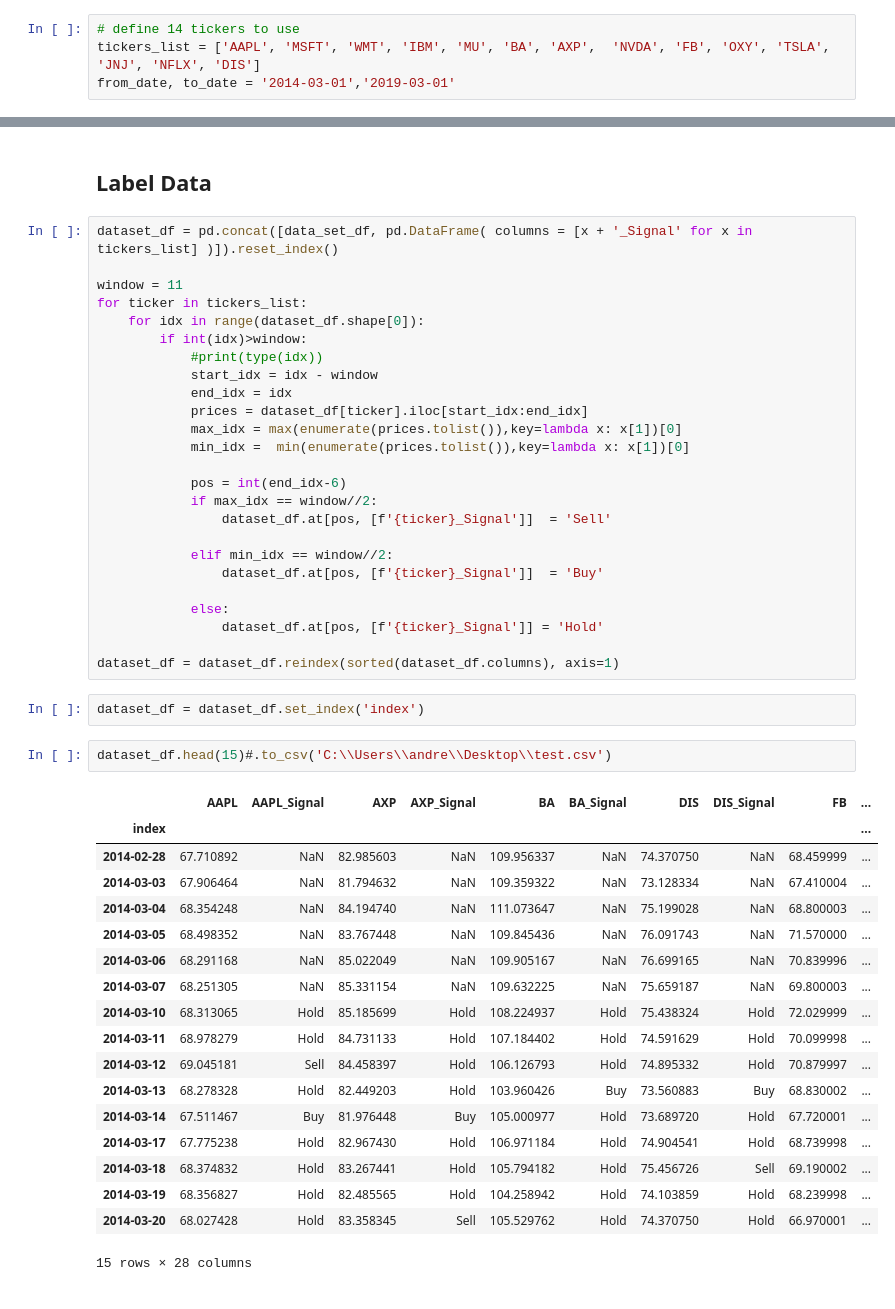
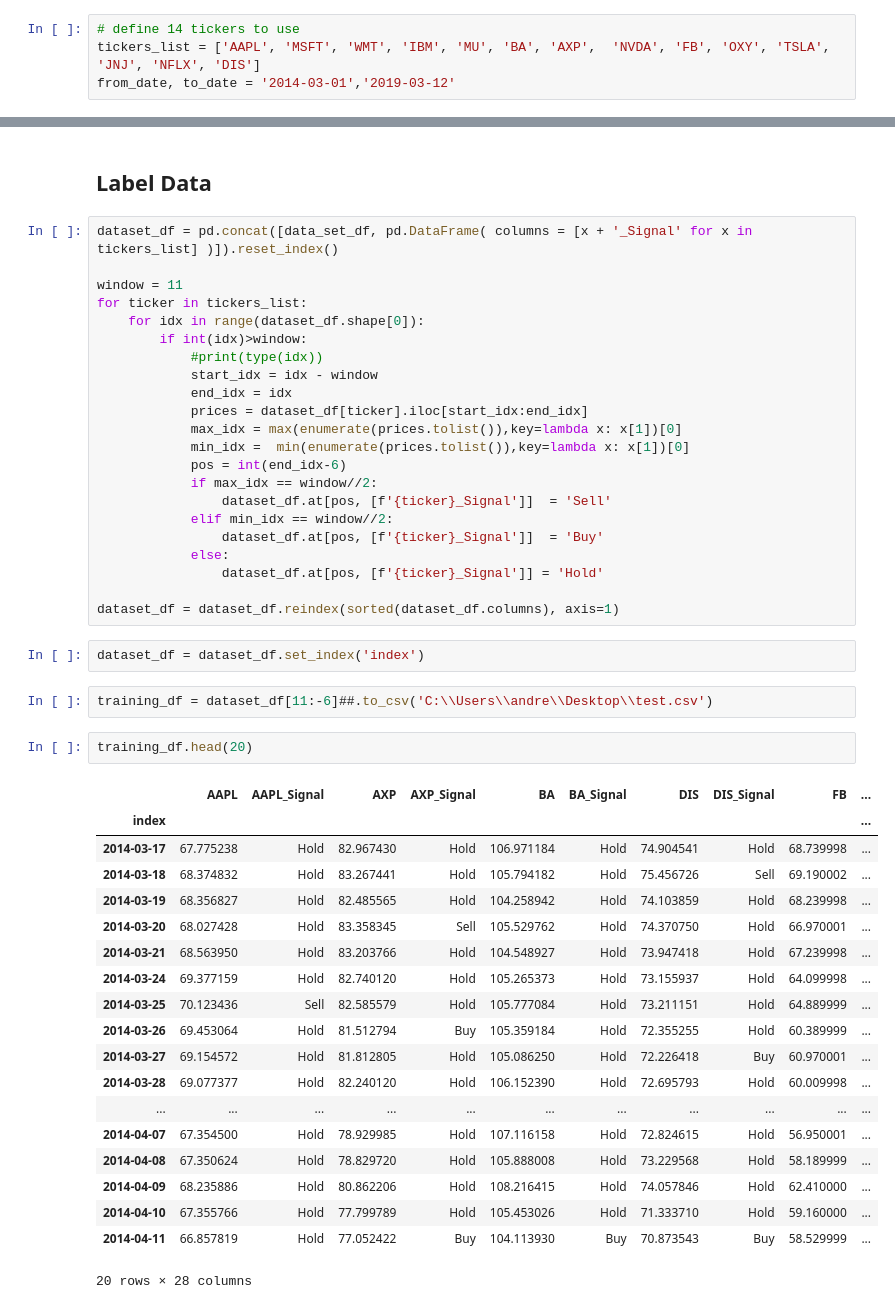
Before and after one commit to AndreasAlam/Trading, a Jupyter notebook: B' - Assignment/ML_trading.ipynb, the cells around one changed output, grey strips where cells are left out. Cells and saved outputs as stored; diff of their text form.

```diff
--- a/B' - Assignment/ML_trading.ipynb
+++ b/B' - Assignment/ML_trading.ipynb
@@ -7,7 +17,7 @@ import numpy as np
 # %%
 # define 14 tickers to use
 tickers_list = ['AAPL', 'MSFT', 'WMT', 'IBM', 'MU', 'BA', 'AXP',  'NVDA', 'FB', 'OXY', 'TSLA', 'JNJ', 'NFLX', 'DIS']
-from_date, to_date = '2014-03-01','2019-03-01'
+from_date, to_date = '2014-03-01','2019-03-12'
 # %%
 def get_close_prices(tick_list, from_date, to_date):
     return yf.download(tickers_list, from_date, to_date )['Adj Close']
@@ -38,14 +48,11 @@ for ticker in tickers_list:
             prices = dataset_df[ticker].iloc[start_idx:end_idx]
             max_idx = max(enumerate(prices.tolist()),key=lambda x: x[1])[0]
             min_idx =  min(enumerate(prices.tolist()),key=lambda x: x[1])[0]
-
             pos = int(end_idx-6)
             if max_idx == window//2:
                 dataset_df.at[pos, [f'{ticker}_Signal']]  = 'Sell'
-
             elif min_idx == window//2:
                 dataset_df.at[pos, [f'{ticker}_Signal']]  = 'Buy'
-
             else:
                 dataset_df.at[pos, [f'{ticker}_Signal']] = 'Hold'
 
@@ -53,23 +60,26 @@ dataset_df = dataset_df.reindex(sorted(dataset_df.columns), axis=1)
 # %%
 dataset_df = dataset_df.set_index('index')
 # %%
-dataset_df.head(15)#.to_csv('C:\\Users\\andre\\Desktop\\test.csv')
+training_df = dataset_df[11:-6]##.to_csv('C:\\Users\\andre\\Desktop\\test.csv')
-# %% [output]
-|  | AAPL | AAPL_Signal | AXP | AXP_Signal | BA | BA_Signal | DIS | DIS_Signal | FB | ... |
-| index |  |  |  |  |  |  |  |  |  | ... |
-| 2014-02-28 | 67.710892 | NaN | 82.985603 | NaN | 109.956337 | NaN | 74.370750 | NaN | 68.459999 | ... |
-| 2014-03-03 | 67.906464 | NaN | 81.794632 | NaN | 109.359322 | NaN | 73.128334 | NaN | 67.410004 | ... |
-| 2014-03-04 | 68.354248 | NaN | 84.194740 | NaN | 111.073647 | NaN | 75.199028 | NaN | 68.800003 | ... |
-| 2014-03-05 | 68.498352 | NaN | 83.767448 | NaN | 109.845436 | NaN | 76.091743 | NaN | 71.570000 | ... |
-| 2014-03-06 | 68.291168 | NaN | 85.022049 | NaN | 109.905167 | NaN | 76.699165 | NaN | 70.839996 | ... |
-| 2014-03-07 | 68.251305 | NaN | 85.331154 | NaN | 109.632225 | NaN | 75.659187 | NaN | 69.800003 | ... |
-| 2014-03-10 | 68.313065 | Hold | 85.185699 | Hold | 108.224937 | Hold | 75.438324 | Hold | 72.029999 | ... |
-| 2014-03-11 | 68.978279 | Hold | 84.731133 | Hold | 107.184402 | Hold | 74.591629 | Hold | 70.099998 | ... |
-| 2014-03-12 | 69.045181 | Sell | 84.458397 | Hold | 106.126793 | Hold | 74.895332 | Hold | 70.879997 | ... |
-| 2014-03-13 | 68.278328 | Hold | 82.449203 | Hold | 103.960426 | Buy | 73.560883 | Buy | 68.830002 | ... |
-| 2014-03-14 | 67.511467 | Buy | 81.976448 | Buy | 105.000977 | Hold | 73.689720 | Hold | 67.720001 | ... |
-| 2014-03-17 | 67.775238 | Hold | 82.967430 | Hold | 106.971184 | Hold | 74.904541 | Hold | 68.739998 | ... |
-| 2014-03-18 | 68.374832 | Hold | 83.267441 | Hold | 105.794182 | Hold | 75.456726 | Sell | 69.190002 | ... |
-| 2014-03-19 | 68.356827 | Hold | 82.485565 | Hold | 104.258942 | Hold | 74.103859 | Hold | 68.239998 | ... |
-| 2014-03-20 | 68.027428 | Hold | 83.358345 | Sell | 105.529762 | Hold | 74.370750 | Hold | 66.970001 | ... |
-15 rows × 28 columns
+# %%
+training_df.head(20)
+# %% [output]
+|  | AAPL | AAPL_Signal | AXP | AXP_Signal | BA | BA_Signal | DIS | DIS_Signal | FB | ... |
+| index |  |  |  |  |  |  |  |  |  | ... |
+| 2014-03-17 | 67.775238 | Hold | 82.967430 | Hold | 106.971184 | Hold | 74.904541 | Hold | 68.739998 | ... |
+| 2014-03-18 | 68.374832 | Hold | 83.267441 | Hold | 105.794182 | Hold | 75.456726 | Sell | 69.190002 | ... |
+| 2014-03-19 | 68.356827 | Hold | 82.485565 | Hold | 104.258942 | Hold | 74.103859 | Hold | 68.239998 | ... |
+| 2014-03-20 | 68.027428 | Hold | 83.358345 | Sell | 105.529762 | Hold | 74.370750 | Hold | 66.970001 | ... |
+| 2014-03-21 | 68.563950 | Hold | 83.203766 | Hold | 104.548927 | Hold | 73.947418 | Hold | 67.239998 | ... |
+| 2014-03-24 | 69.377159 | Hold | 82.740120 | Hold | 105.265373 | Hold | 73.155937 | Hold | 64.099998 | ... |
+| 2014-03-25 | 70.123436 | Sell | 82.585579 | Hold | 105.777084 | Hold | 73.211151 | Hold | 64.889999 | ... |
+| 2014-03-26 | 69.453064 | Hold | 81.512794 | Buy | 105.359184 | Hold | 72.355255 | Hold | 60.389999 | ... |
+| 2014-03-27 | 69.154572 | Hold | 81.812805 | Hold | 105.086250 | Hold | 72.226418 | Buy | 60.970001 | ... |
+| 2014-03-28 | 69.077377 | Hold | 82.240120 | Hold | 106.152390 | Hold | 72.695793 | Hold | 60.009998 | ... |
+| ... | ... | ... | ... | ... | ... | ... | ... | ... | ... | ... |
+| 2014-04-07 | 67.354500 | Hold | 78.929985 | Hold | 107.116158 | Hold | 72.824615 | Hold | 56.950001 | ... |
+| 2014-04-08 | 67.350624 | Hold | 78.829720 | Hold | 105.888008 | Hold | 73.229568 | Hold | 58.189999 | ... |
+| 2014-04-09 | 68.235886 | Hold | 80.862206 | Hold | 108.216415 | Hold | 74.057846 | Hold | 62.410000 | ... |
+| 2014-04-10 | 67.355766 | Hold | 77.799789 | Hold | 105.453026 | Hold | 71.333710 | Hold | 59.160000 | ... |
+| 2014-04-11 | 66.857819 | Hold | 77.052422 | Buy | 104.113930 | Buy | 70.873543 | Buy | 58.529999 | ... |
+20 rows × 28 columns
```
Also changed, not shown: parts of 16 cells of this notebook.
